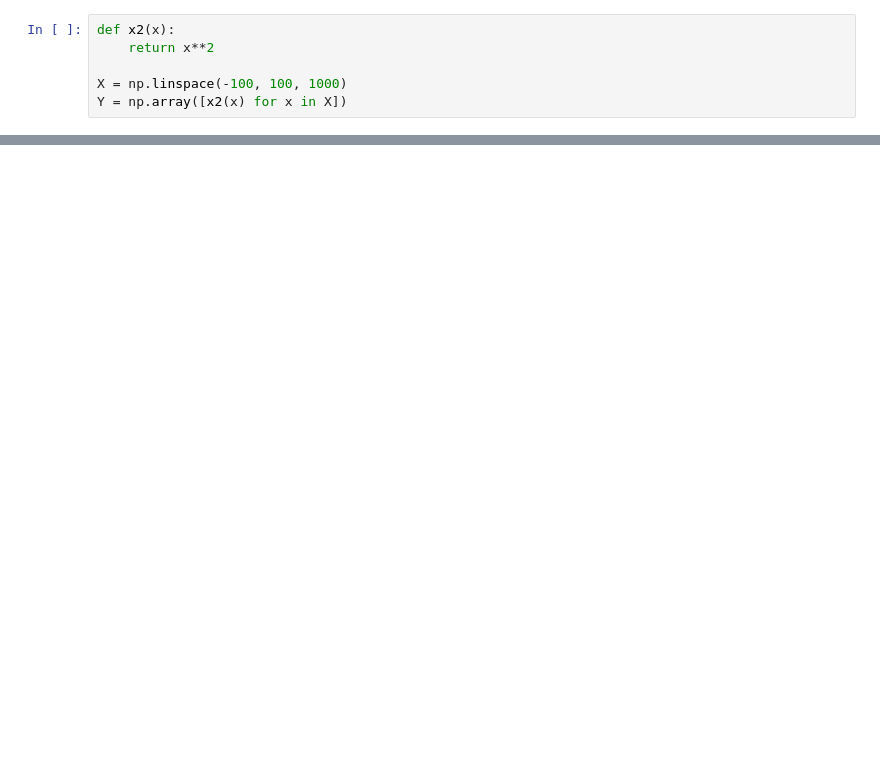
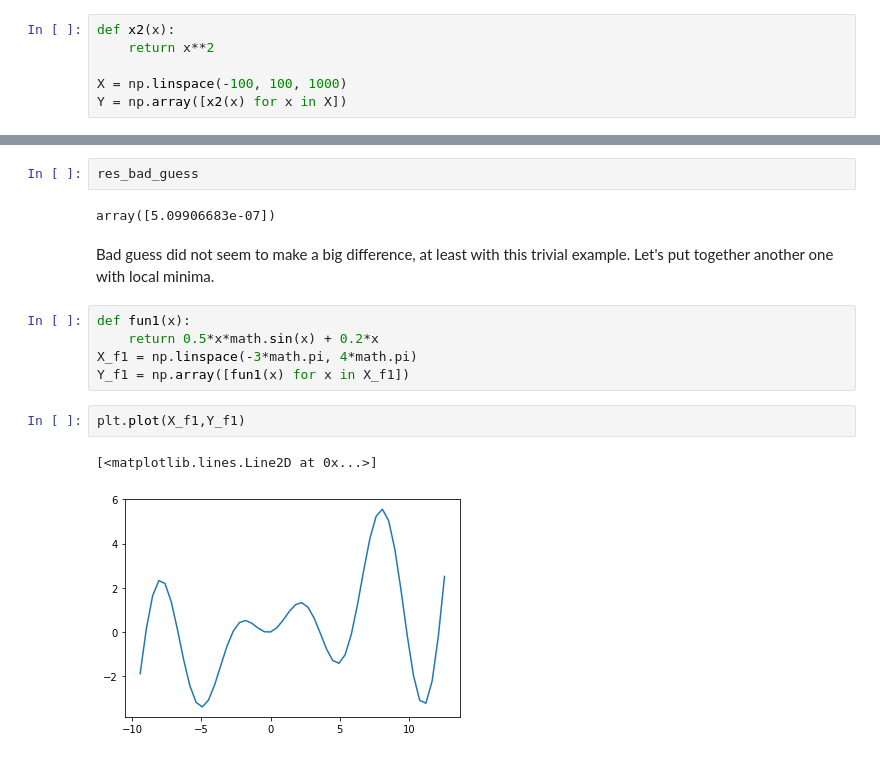
Before and after one commit to kayacik/ml, a Jupyter notebook: notebooks/gradient_descent/optimization-grad-descent-fmin-bfgs.ipynb, the cells around one changed output, grey strips where cells are left out. Cells and saved outputs as stored; diff of their text form; blank space fills up the shorter version.

```diff
--- a/notebooks/gradient_descent/optimization-grad-descent-fmin-bfgs.ipynb
+++ b/notebooks/gradient_descent/optimization-grad-descent-fmin-bfgs.ipynb
@@ -24,0 +50,16 @@ Optimization terminated successfully.
+# %%
+res_bad_guess
+# %% [output]
+array([5.09906683e-07])
+# %% [markdown]
+Bad guess did not seem to make a big difference, at least with this trivial example. Let's put together another one with local minima.
+# %%
+def fun1(x):
+    return 0.5*x*math.sin(x) + 0.2*x
+X_f1 = np.linspace(-3*math.pi, 4*math.pi)
+Y_f1 = np.array([fun1(x) for x in X_f1])
+# %%
+plt.plot(X_f1,Y_f1)
+# %% [output]
+[<matplotlib.lines.Line2D at 0x...>]
+[figure, added]
```
Also changed, not shown: parts of 14 cells of this notebook, 1 other file.
